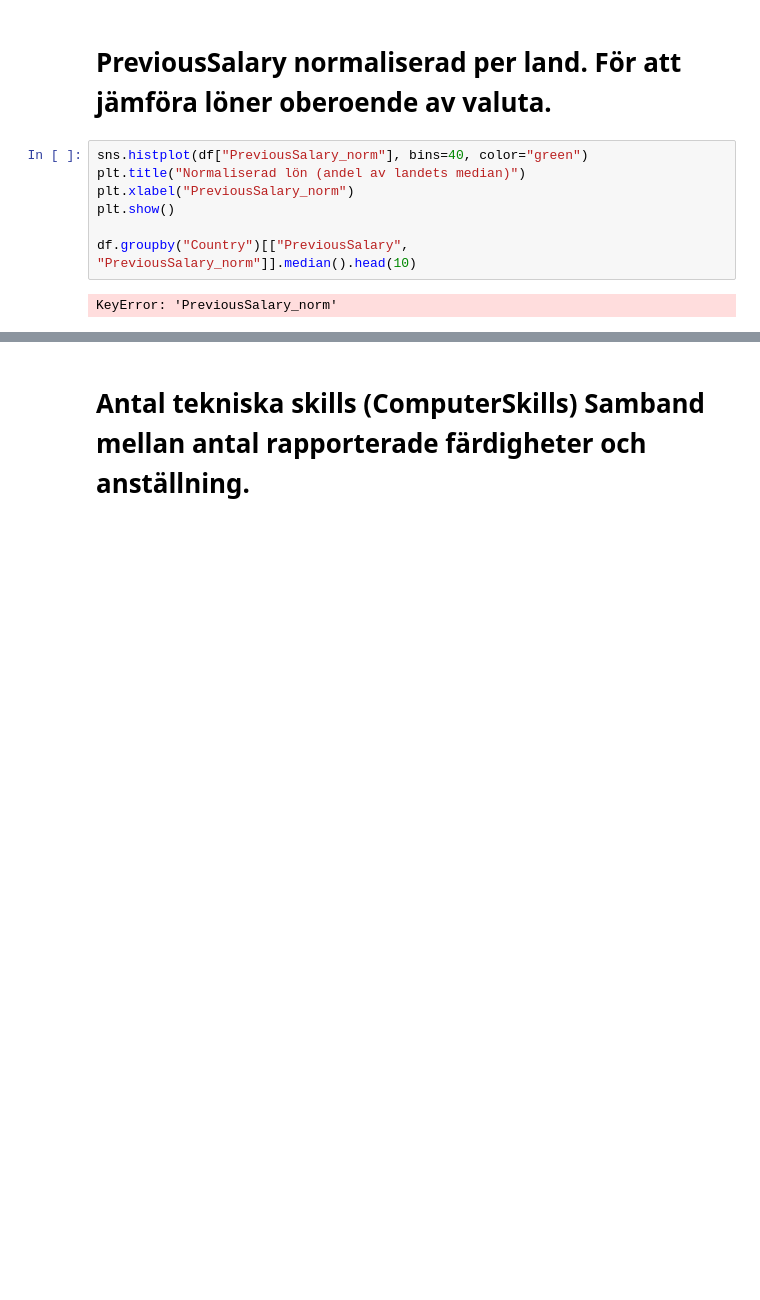
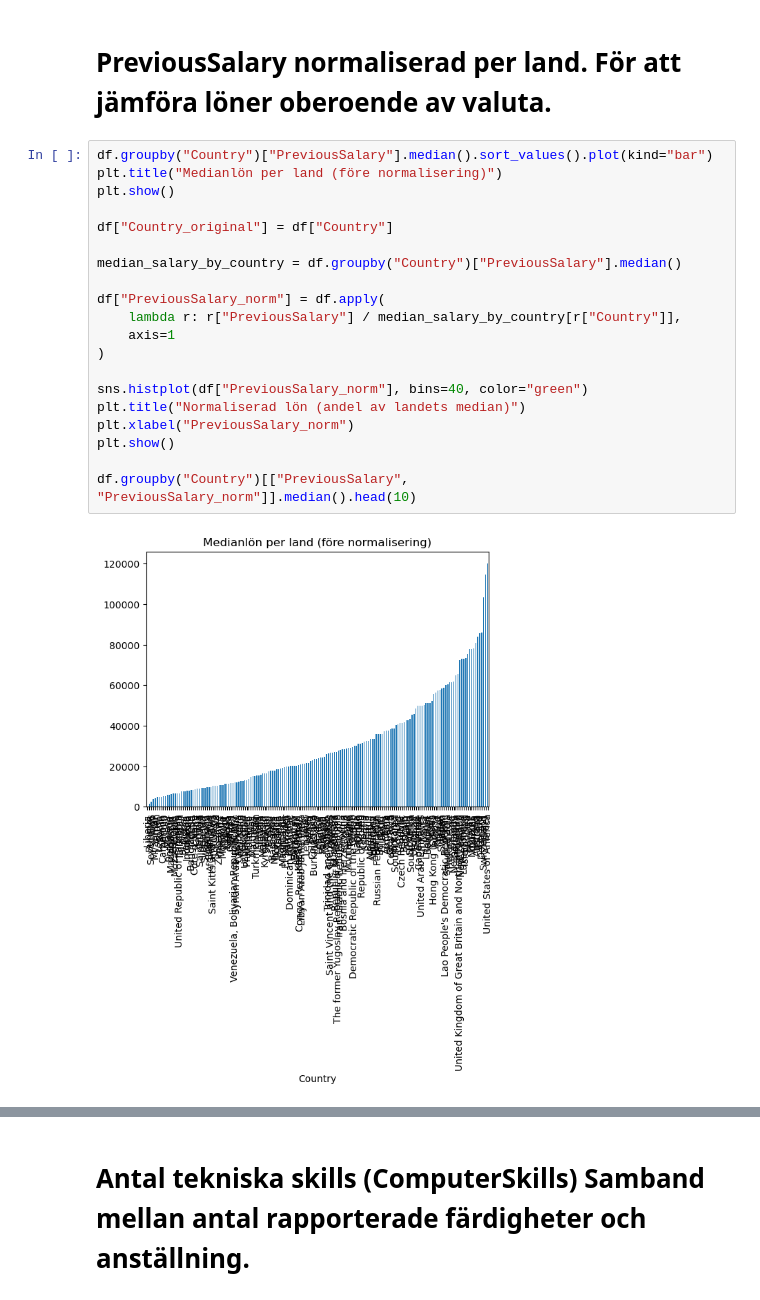
Before and after one commit to HugoManns/AI-kunskapskontroll-del-1, a Jupyter notebook: EDA_Clean.ipynb, the cells around one changed output, grey strips where cells are left out. Drawn from its saved outputs; the diff is of its cells as text; blank space fills up the shorter version.

```diff
--- a/EDA_Clean.ipynb
+++ b/EDA_Clean.ipynb
@@ -75,11 +134,24 @@ plt.show()
 # %% [markdown]
 # PreviousSalary normaliserad per land. För att jämföra löner oberoende av valuta.
 # %%
+df.groupby("Country")["PreviousSalary"].median().sort_values().plot(kind="bar")
+plt.title("Medianlön per land (före normalisering)")
+plt.show()
+
+df["Country_original"] = df["Country"]
+
+median_salary_by_country = df.groupby("Country")["PreviousSalary"].median()
+
+df["PreviousSalary_norm"] = df.apply(
+    lambda r: r["PreviousSalary"] / median_salary_by_country[r["Country"]],
+    axis=1
+)
+
 sns.histplot(df["PreviousSalary_norm"], bins=40, color="green")
 plt.title("Normaliserad lön (andel av landets median)")
 plt.xlabel("PreviousSalary_norm")
 plt.show()
 
 df.groupby("Country")[["PreviousSalary", "PreviousSalary_norm"]].median().head(10)
 # %% [output]
-KeyError: 'PreviousSalary_norm'
+[figure, added]
```
Also changed, not shown: parts of 13 cells of this notebook.
